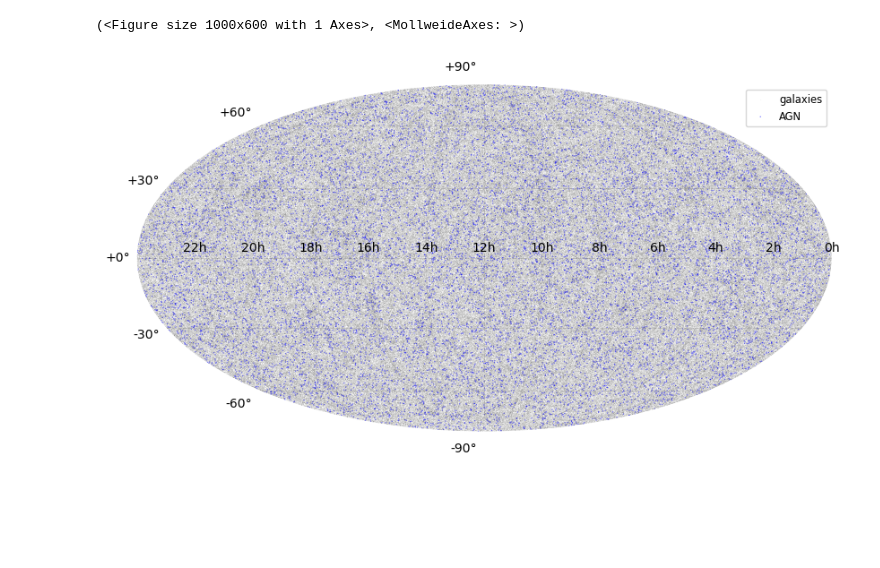
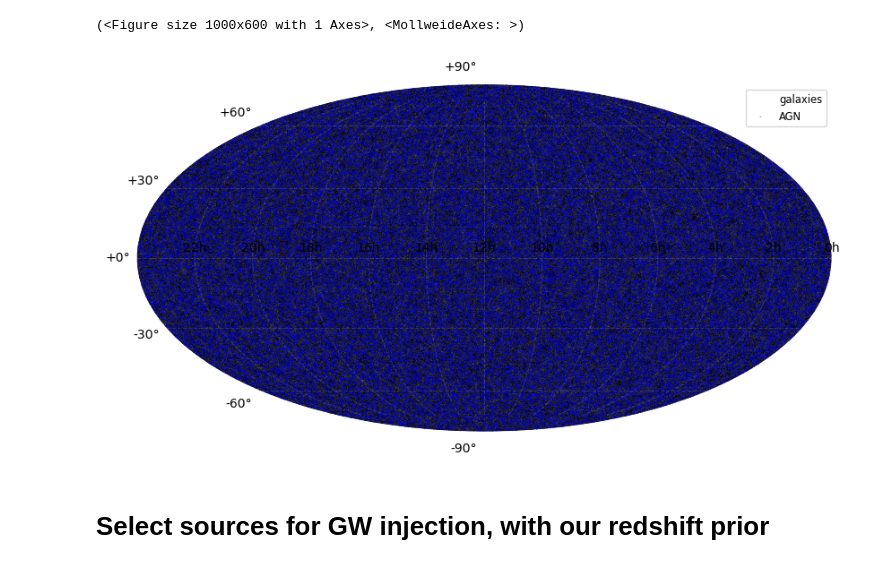
Before and after one commit to kstoreyf/gws-agn, a Jupyter notebook: notebooks/2025-05-30_mocks_glass.ipynb, the cells around one changed output. Drawn from its saved outputs; the diff is of its cells as text; code cells hidden in the pictures; blank space fills up the shorter version.

Commit message:
glass mock working with volume-tracing dndz

```diff
--- a/notebooks/2025-05-30_mocks_glass.ipynb
+++ b/notebooks/2025-05-30_mocks_glass.ipynb
@@ -68,3 +81,11 @@ gls = glass.solve_gaussian_spectra(fields, cls)
 
 # generator for lognormal matter fields
 matter = glass.generate(fields, gls, nside, ncorr=3, rng=rng)
+# %%
+z_bins = np.linspace(z_min, z_max, 100)
+
+# Create volume-weighted dN/dz using GLASS's volume_weight function
+volume_weights = glass.volume_weight(z_bins, cosmo)
+
+# Normalize the volume weights to have a reasonable peak
+dndz = volume_weights / np.max(volume_weights)
@@ -94,11 +118,10 @@ bias_gal = 1.5
 # %%
-# constant agn density distribution
-nbar_agn = 0.0001  # number density of AGN
-z_agn = np.linspace(z_min, z_max, 100)
-dndz_agn = np.full_like(z_agn, nbar_agn)
+bias_agn = 2.5
+
+nbar_agn = 1e-3 # 1e-3 gives ~110k; 1e-4 gives 67k
+#dndz_agn = np.full_like(z_bins, nbar_agn) #constant density
+dndz_agn = nbar_agn * dndz #volume-weighted
+
 
 # distribute the dN/dz over the linear window functions
-nagn_arr = glass.partition(z_agn, dndz_agn, shells)
-
-# added, via other tutorial: https://glass.readthedocs.io/stable/examples/2-advanced/stage_4_galaxies.html
-bias_agn = 2.5
+nagn_arr = glass.partition(z_bins, dndz_agn, shells)
@@ -124,6 +169,7 @@ matter = list(matter)  # Convert generator to a list for multiple iterations
 for tracer_name, tracer_dict in tracers.items():
     print(f"Processing tracer: {tracer_name}")
     for i, delta_i in enumerate(matter):
+        print("Processing shell:", i)
         # Get all positions for this shell and tracer
         positions_from_delta = glass.positions_from_delta(
             tracer_dict['N'][i],
@@ -131,14 +177,16 @@ for tracer_name, tracer_dict in tracers.items():
             bias=tracer_dict['bias'],
             rng=rng,
         )
+        #print(f"Shell {i}: {len(list(positions_from_delta))} positions")
         for lon, lat, count in positions_from_delta:
             # Sample redshifts for these sources
             z = glass.redshifts(count, shells[i], rng=rng)
             # Store sky positions (ra, dec, z)
             sky_pos = np.stack([lon, lat, z], axis=-1)
+            print(f"Tracer {tracer_name}, Shell {i}: {len(sky_pos)} positions")
             positions_sky[tracer_name].append(sky_pos)
             # Store 3D positions
-            pos = compute_3d_positions(lon, lat, z, bias=tracer_dict['bias'])
+            pos = compute_3d_positions(lon, lat, z)
             positions_3d[tracer_name].append(pos)
 
 # Concatenate all positions for each tracer into a single array
@@ -146,6 +194,7 @@ for name in positions_3d:
     positions_3d[name] = np.concatenate(positions_3d[name], axis=0)
 for name in positions_sky:
     positions_sky[name] = np.concatenate(positions_sky[name], axis=0)
+    # Normalize the right ascension (RA) to be in the range [0, 360)
     positions_sky[name][:, 0] = positions_sky[name][:, 0] % 360
 
 # positions_3d['galaxies'] and positions_3d['agn'] are arrays of shape (N, 3) for (x, y, z)
@@ -171,0 +226,8 @@ np.min(positions_sky['agn'], axis=0), np.max(positions_sky['agn'], axis=0)
+# %%
+# Prepare RA and Dec arrays for plotting from positions_sky
+ra_gal = positions_sky['galaxies'][:, 0]
+ra_agn = positions_sky['agn'][:, 0]
+dec_gal = positions_sky['galaxies'][:, 1]
+dec_agn = positions_sky['agn'][:, 1]
+z_gal = positions_sky['galaxies'][:, 2]
+z_agn = positions_sky['agn'][:, 2]
@@ -172,14 +254,14 @@ np.min(positions_sky['agn'], axis=0), np.max(positions_sky['agn'], axis=0)
 # %%
-# Prepare RA and Dec arrays for plotting from positions_sky
-ra_arr = [positions_sky['galaxies'][:, 0], positions_sky['agn'][:, 0]]
-dec_arr = [positions_sky['galaxies'][:, 1], positions_sky['agn'][:, 1]]
+ra_arr = [ra_gal, ra_agn]
+dec_arr = [dec_gal, dec_agn]
+
 c_arr = ['k', 'b']
 alpha_arr = [0.1, 0.5]
 
 s_arr = [0.2, 1]
 label_arr = ['galaxies', 'AGN']
 
 plotter.create_skyplot(ra_arr, dec_arr, alpha_arr=alpha_arr, s_arr=s_arr, c_arr=c_arr, label_arr=label_arr)
 # %% [output]
 (<Figure size 1000x600 with 1 Axes>, <MollweideAxes: >)
-[figure, old version]
+[figure, new version]
@@ -192,0 +268,2 @@ f_gal_comp = 1
+# %% [markdown]
+# Select sources for GW injection, with our redshift prior
```
Also changed, not shown: parts of 27 cells of this notebook.
